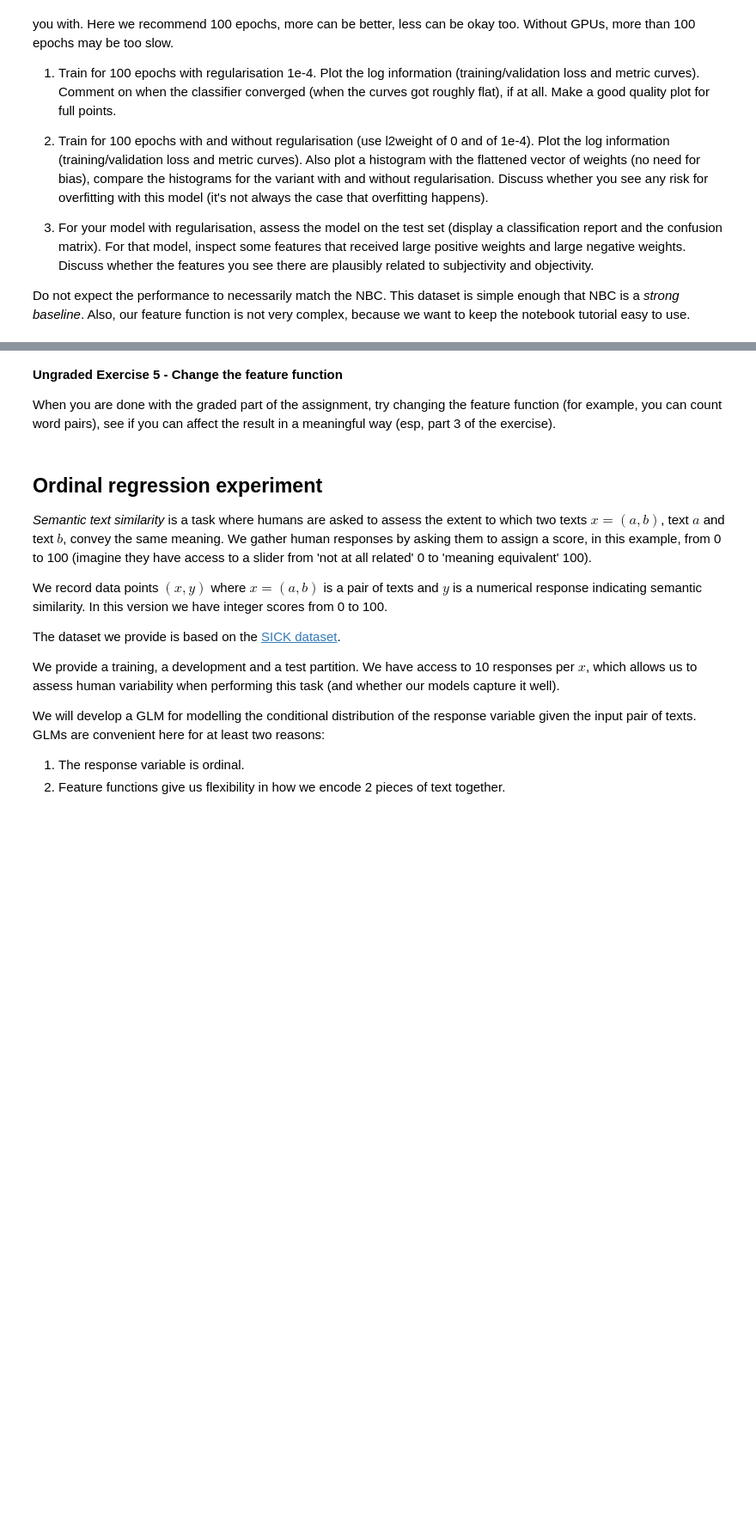
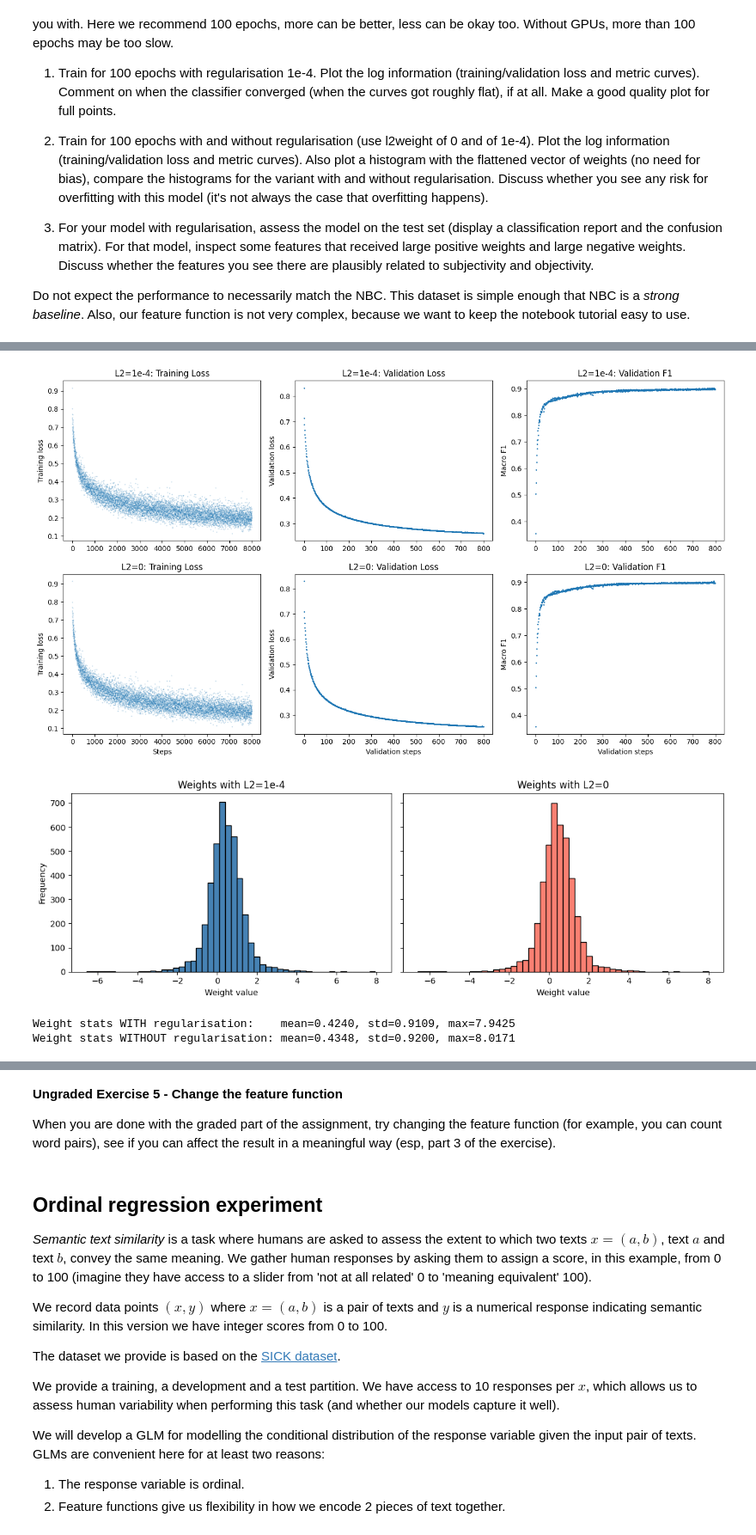
Before and after one commit to Hylkewierda/NTV, a Jupyter notebook: T2.ipynb, the cells around one changed output, grey strips where cells are left out. Shown at 86% size. Saved outputs shown, nothing was run; the diff lists cells and outputs as text; code cells hidden in the pictures; blank space fills up the shorter version.

```diff
--- a/T2.ipynb
+++ b/T2.ipynb
@@ -1273,0 +1313,72 @@ Do not expect the performance to necessarily match the NBC. This dataset is simp
+# %%
+# Train without regularisation
+(bin_w_noreg, bin_b_noreg), bin_log_noreg = train_model(
+    bin_cls,
+    bin_training_h_sparse,
+    bin_training_y,
+    bin_dev_h_sparse,
+    bin_dev_y,
+    lr0=5,
+    l2weight=0.,
+    batch_size=100,
+    num_epochs=100,
+    rng=np.random.RandomState(42),
+)
+
+# Plot comparison: training loss, validation loss, validation metric
+skip = 1
+fig, ax = plt.subplots(2, 3, figsize=(14, 8))
+
+# Row 0: with regularisation
+ax[0, 0].plot(bin_log_reg['loss'][skip:], '.', markersize=1, alpha=0.3)
+ax[0, 0].set_ylabel("Training loss")
+ax[0, 0].set_title("L2=1e-4: Training Loss")
+
+ax[0, 1].plot(bin_log_reg['val_loss'][skip:], '.', markersize=2)
+ax[0, 1].set_ylabel("Validation loss")
+ax[0, 1].set_title("L2=1e-4: Validation Loss")
+
+ax[0, 2].plot(bin_log_reg['val_metric'][skip:], '.', markersize=2)
+ax[0, 2].set_ylabel("Macro F1")
+ax[0, 2].set_title("L2=1e-4: Validation F1")
+
+# Row 1: without regularisation
+ax[1, 0].plot(bin_log_noreg['loss'][skip:], '.', markersize=1, alpha=0.3)
+ax[1, 0].set_ylabel("Training loss")
+ax[1, 0].set_xlabel("Steps")
+ax[1, 0].set_title("L2=0: Training Loss")
+
+ax[1, 1].plot(bin_log_noreg['val_loss'][skip:], '.', markersize=2)
+ax[1, 1].set_ylabel("Validation loss")
+ax[1, 1].set_xlabel("Validation steps")
+ax[1, 1].set_title("L2=0: Validation Loss")
+
+ax[1, 2].plot(bin_log_noreg['val_metric'][skip:], '.', markersize=2)
+ax[1, 2].set_ylabel("Macro F1")
+ax[1, 2].set_xlabel("Validation steps")
+ax[1, 2].set_title("L2=0: Validation F1")
+
+fig.tight_layout(h_pad=1.5, w_pad=1)
+plt.show()
+
+# Weight histograms comparison
+fig, ax = plt.subplots(1, 2, figsize=(12, 4), sharex=True, sharey=True)
+ax[0].hist(np.array(bin_w_reg).flatten(), bins=50, color='steelblue', edgecolor='black')
+ax[0].set_title("Weights with L2=1e-4")
+ax[0].set_xlabel("Weight value")
+ax[0].set_ylabel("Frequency")
+
+ax[1].hist(np.array(bin_w_noreg).flatten(), bins=50, color='salmon', edgecolor='black')
+ax[1].set_title("Weights with L2=0")
+ax[1].set_xlabel("Weight value")
+
+fig.tight_layout()
+plt.show()
+
+print(f"Weight stats WITH regularisation:    mean={np.mean(np.array(bin_w_reg)):.4f}, std={np.std(np.array(bin_w_reg)):.4f}, max={np.max(np.abs(np.array(bin_w_reg))):.4f}")
+print(f"Weight stats WITHOUT regularisation: mean={np.mean(np.array(bin_w_noreg)):.4f}, std={np.std(np.array(bin_w_noreg)):.4f}, max={np.max(np.abs(np.array(bin_w_noreg))):.4f}")
+# %% [output]
+[figure, added]
+[figure, added]
+Weight stats WITH regularisation:    mean=0.4240, std=0.9109, max=7.9425
+Weight stats WITHOUT regularisation: mean=0.4348, std=0.9200, max=8.0171
```
Also changed, not shown: parts of 23 cells of this notebook.
